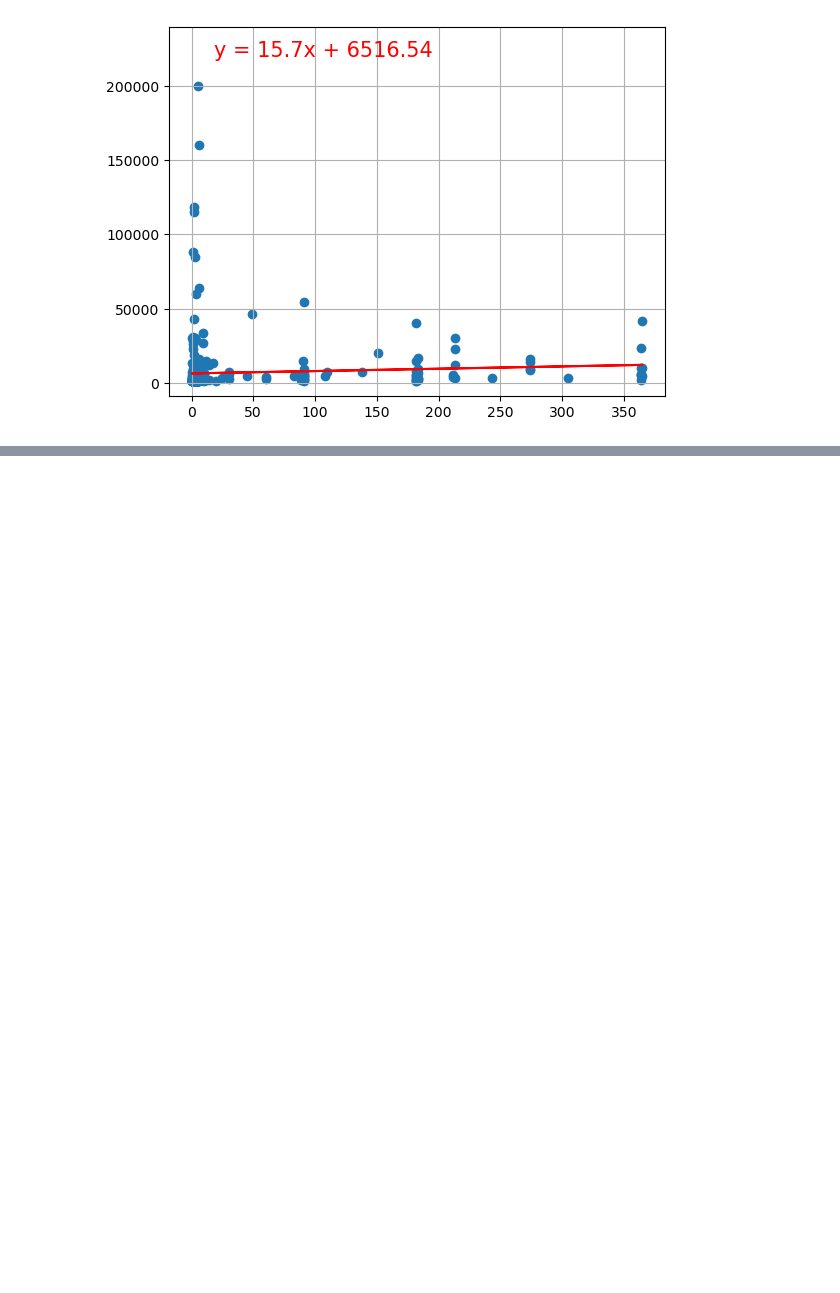
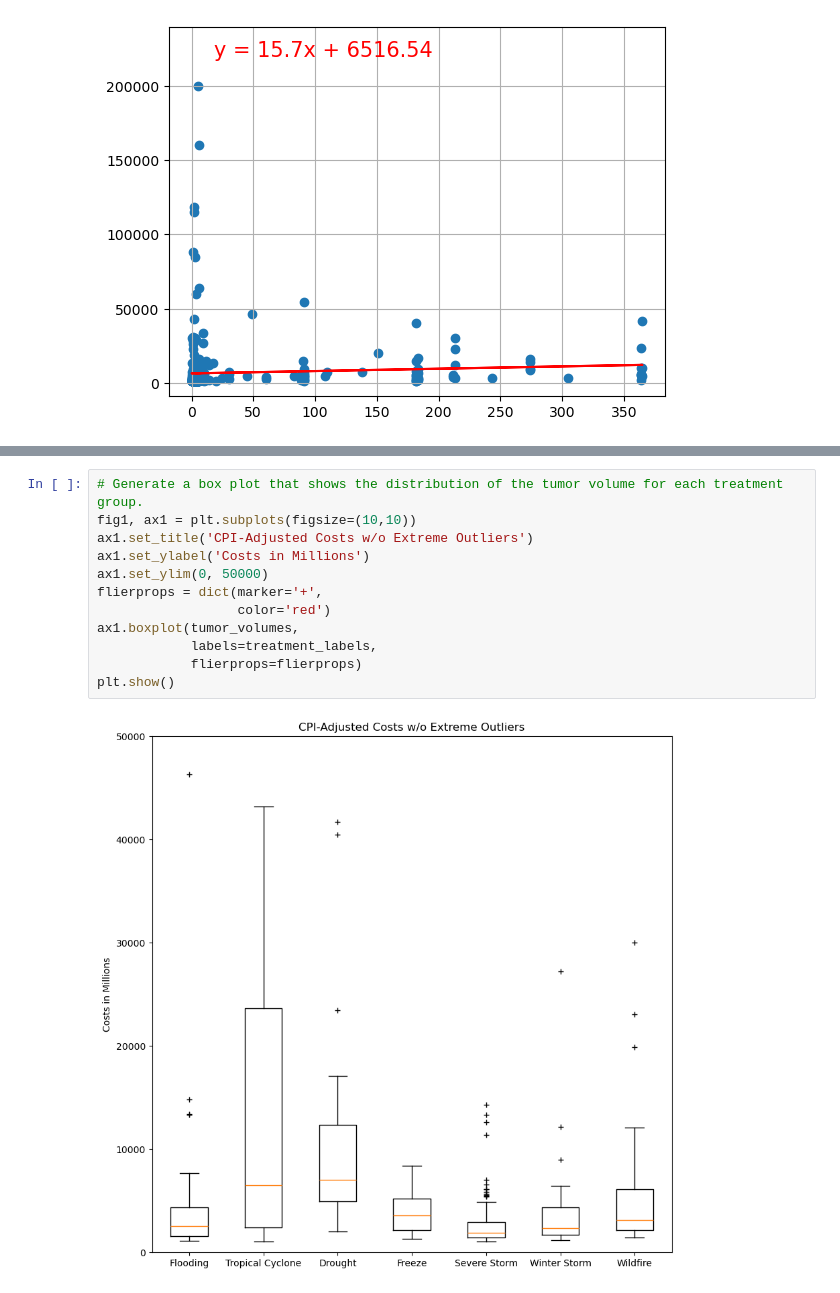
Before and after one commit to andrewplane/project_one, a Jupyter notebook: andrew2.ipynb, the cells around one changed output, grey strips where cells are left out. Saved outputs shown, nothing was run; the diff lists cells and outputs as text; blank space fills up the shorter version.

```diff
--- a/andrew2.ipynb
+++ b/andrew2.ipynb
@@ -318,0 +353,14 @@ df.head()
+# %%
+# Generate a box plot that shows the distribution of the tumor volume for each treatment group.
+fig1, ax1 = plt.subplots(figsize=(10,10))
+ax1.set_title('CPI-Adjusted Costs w/o Extreme Outliers')
+ax1.set_ylabel('Costs in Millions')
+ax1.set_ylim(0, 50000)
+flierprops = dict(marker='+',
+                  color='red')
+ax1.boxplot(tumor_volumes,
+            labels=treatment_labels,
+            flierprops=flierprops)
+plt.show()
+# %% [output]
+[figure, added]
```
Also changed, not shown: parts of 3 cells of this notebook.
